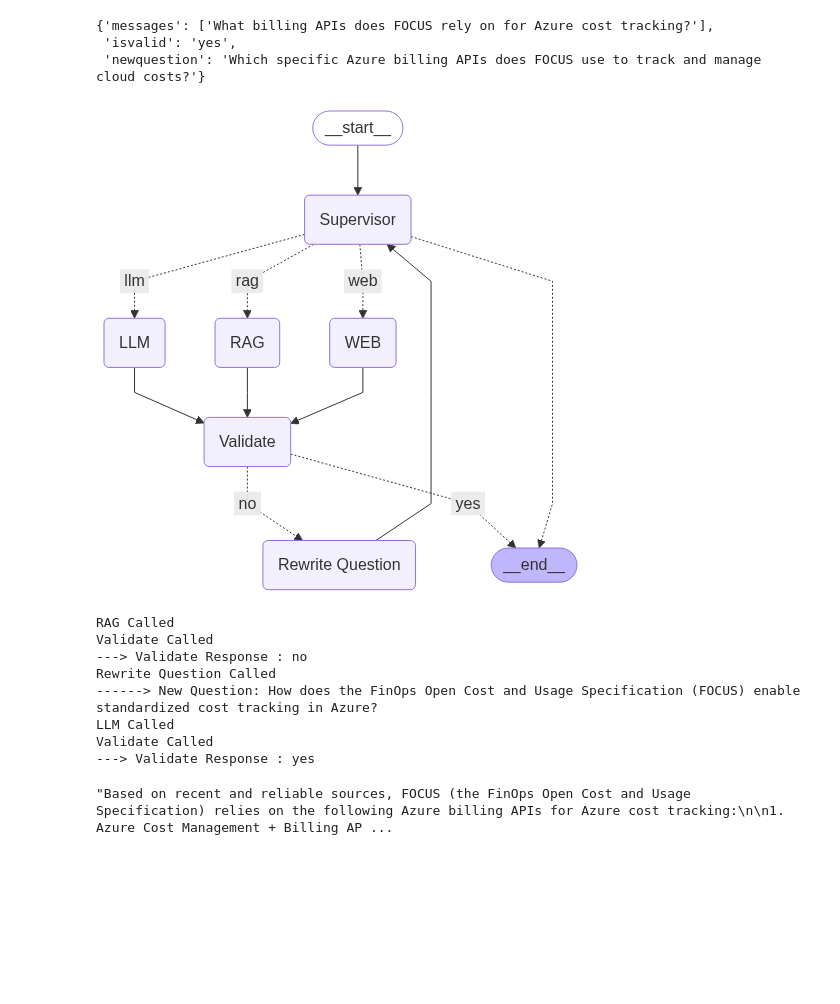
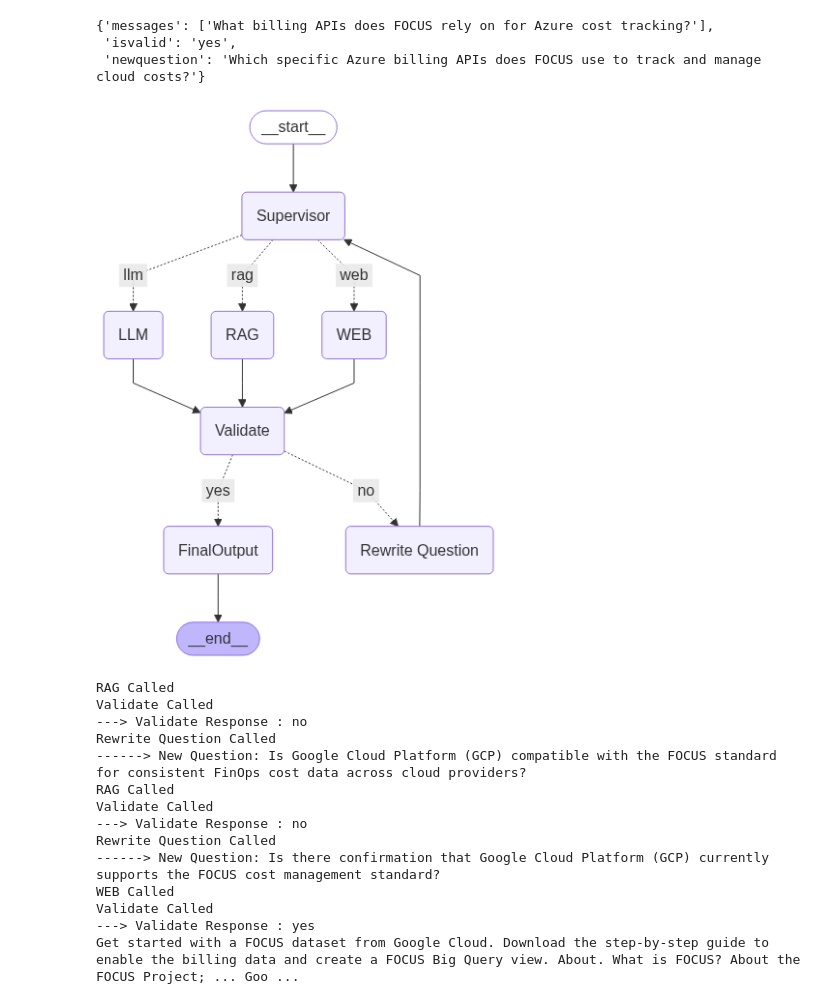
Before and after one commit to VinodNallavade/AgenticAI, a Jupyter notebook: assignments/langgraph-assignment-001.ipynb, the cells around one changed output. Saved outputs shown, nothing was run; the diff lists cells and outputs as text; code cells hidden in the pictures; blank space fills up the shorter version.

Commit message:
Added one more step for final output

```diff
--- a/assignments/langgraph-assignment-001.ipynb
+++ b/assignments/langgraph-assignment-001.ipynb
@@ -76,7 +76,7 @@ supervisorprompt= PromptTemplate(
 
 Classify the query into one of the following categories:
 
-- "rag": Use this only when the query is related to **Azure Billing as it supports or integrates with the FOCUS platform**. Also use this if the question requires information from internal documentation specifically related to Azure Billing in the FOCUS context.
+- "rag": Use this only when the query is related to **FOCUS**. Also use this if the question requires information from internal documentation specifically related to Azure Billing in the FOCUS context And the latest data we have in RAG is 2024.
 - "web": Use this for questions that require up-to-date, real-time, or public information available on the internet.
 - "llm": Use this for general-purpose reasoning, creative writing, or queries not dependent on internal documentation or current events.
 
@@ -119,20 +119,29 @@ Classification:
 validateprompt = PromptTemplate(
     input_variables=["question","answer_to_validate"],
     template= """
-    You are an expert reviewer. Your task is to validate whether the following answer correctly and completely addresses the given question.
+    You are an expert reviewer. Your task is to strictly validate whether the given answer directly, clearly, and completely addresses the question.
 
-Evaluate the response based on:
-1. Accuracy - Is the information factually correct?
-2. Completeness - Does the answer fully address the question?
-3. Relevance - Is the response focused and appropriate to the question?
+You must check:
+1. **Accuracy** – Is the information correct and clearly supported by data or references?
+2. **Completeness** – Does the answer explicitly and definitively answer the question, without ambiguity?
+3. **Relevance** – Is the answer focused on the specific subject of the question?
+
+If the answer is vague, unclear, or does not provide a definitive statement (e.g., "it's unclear", "not mentioned", "may support"), you must respond with **no**.
+
+This is especially important when the question is about services outside the known context (e.g., GCP or AWS when only Azure data is available).
 
 Respond with one word only: **yes** or **no**.
+
 ---
+
 Question:
 {question}
+
 Answer:
 {answer_to_validate}
+
 Evaluation:
+
 """
 )
 
@@ -275,6 +284,10 @@ def rewrite_call(state : AgentState)-> AgentState:
     state["newquestion"]= newquestion
     print(f"------> New Question: {newquestion}")
     return state
+# %%
+def final_output(state:AgentState) -> AgentState:
+    print(state["messages"][-1])
+    return state
 # %%
 rewrite_call({"messages":["What billing APIs does FOCUS rely on for Azure cost tracking?"],"isvalid":"yes"})
 # %% [output]
@@ -293,6 +306,7 @@ graph.add_node("LLM", llm_call)
 graph.add_node("WEB", web_call)
 graph.add_node("Validate", validate_call)
 graph.add_node("Rewrite Question", rewrite_call)
+graph.add_node("FinalOutput",final_output)
 
 
 # Flow: Start → Supervisor
@@ -303,46 +317,58 @@ graph.add_conditional_edges(
     "Supervisor",
     lambda state: state["decision"],
     {
         "rag": "RAG",
         "llm": "LLM",
         "web": "WEB"
     }
 )
 
 # RAG / LLM / WEB → Validate
 graph.add_edge("RAG", "Validate")
 graph.add_edge("LLM", "Validate")
 graph.add_edge("WEB", "Validate")
 
 # Validate → yes → END, no → Rewrite
 graph.add_conditional_edges(
     "Validate",
     lambda state: state["isvalid"],
     {
-        "yes": END,
-        "no": "Rewrite Question"
+        "yes": "FinalOutput",
+        "no": "Rewrite Question"  # Loop Back With Re-write
     }
 )
 
 # Rewrite Question → Supervisor (loopback)
 graph.add_edge("Rewrite Question", "Supervisor")
+graph.add_edge("FinalOutput",END)
 
 compiledgraph= graph.compile()
 
 
 display(Image(data=compiledgraph.get_graph().draw_mermaid_png()))
 # %% [output]
-[figure, old version]
+[figure, new version]
 # %%
-graphoutput=compiledgraph.invoke({"messages":["What billing APIs does FOCUS rely on for Azure cost tracking?"],"isvalid":"yes"})
-graphoutput["messages"][-1]
+graphoutput=compiledgraph.invoke({"messages":["Does GCP supports FOCUS?"],"isvalid":"yes"})
+#graphoutput["messages"][-1]
+#for output in compiledgraph.stream({"messages":["Does GCP supports FOCUS?"],"isvalid":"yes"}):
+ #   for key,value in output.items():
+ #       print(f"here is output from {key}")
+ #       print("_______")
+ #       print(value)
+ #       print("\n")
 # %% [output]
 RAG Called
 Validate Called
 ---> Validate Response : no
 Rewrite Question Called
-------> New Question: How does the FinOps Open Cost and Usage Specification (FOCUS) enable standardized cost tracking in Azure?
-LLM Called
+------> New Question: Is Google Cloud Platform (GCP) compatible with the FOCUS standard for consistent FinOps cost data across cloud providers?
+RAG Called
+Validate Called
+---> Validate Response : no
+Rewrite Question Called
+------> New Question: Is there confirmation that Google Cloud Platform (GCP) currently supports the FOCUS cost management standard?
+WEB Called
 Validate Called
 ---> Validate Response : yes
+Get started with a FOCUS dataset from Google Cloud. Download the step-by-step guide to enable the billing data and create a FOCUS Big Query view. About. What is FOCUS? About the FOCUS Project; ... Goo ...
-"Based on recent and reliable sources, FOCUS (the FinOps Open Cost and Usage Specification) relies on the following Azure billing APIs for Azure cost tracking:\n\n1. Azure Cost Management + Billing AP ...
```
